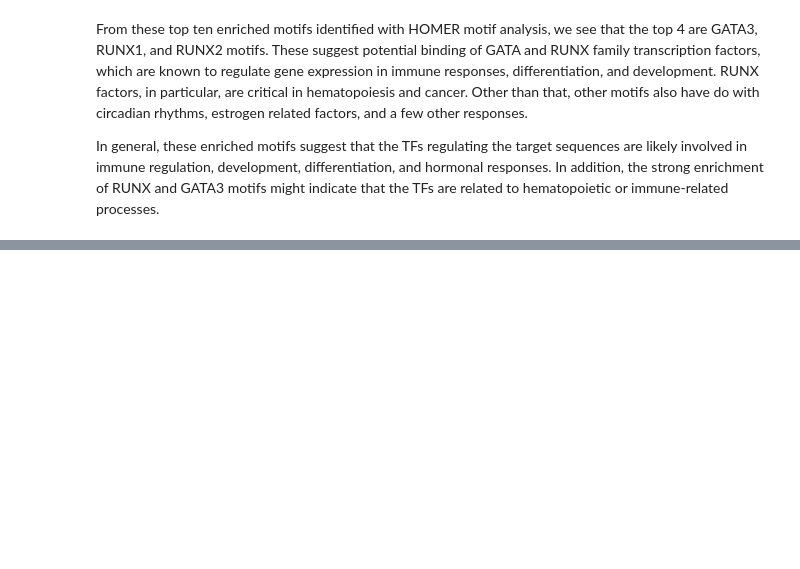
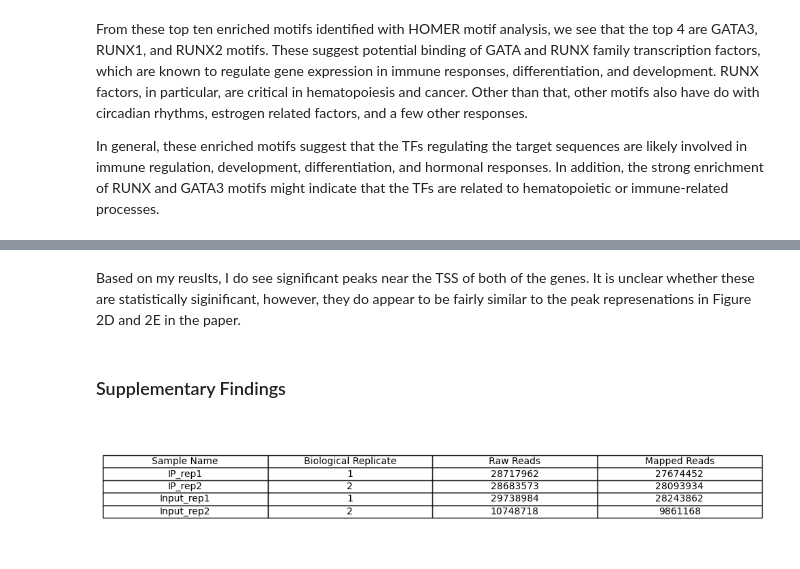
Before and after one commit to Nathan2400912/Chipseq_analysis, a Jupyter notebook: answers.ipynb, the cells around one changed output, grey strips where cells are left out. Drawn from its saved outputs; the diff is of its cells as text; code cells hidden in the pictures; blank space fills up the shorter version.

```diff
--- a/answers.ipynb
+++ b/answers.ipynb
@@ -47,0 +172,21 @@ In general, these enriched motifs suggest that the TFs regulating the target seq
+# %% [markdown]
+Based on my reuslts, I do see significant peaks near the TSS of both of the genes. It is unclear whether these are statistically siginificant, however, they do appear to be fairly similar to the peak represenations in Figure 2D and 2E in the paper.
+# %% [markdown]
+### Supplementary Findings
+# %%
+import matplotlib.pyplot as plt
+data = [
+    {'Sample Name':'IP_rep1', 'Biological Replicate': 1, 'Raw Reads': 28717962, 'Mapped Reads': 27674452},
+    {'Sample Name':'IP_rep2', 'Biological Replicate': 2, 'Raw Reads': 28683573, 'Mapped Reads': 28093934},
+    {'Sample Name':'Input_rep1', 'Biological Replicate': 1, 'Raw Reads': 29738984, 'Mapped Reads': 28243862},
+    {'Sample Name':'Input_rep2', 'Biological Replicate': 2, 'Raw Reads': 10748718, 'Mapped Reads': 9861168},]
+
+df = pd.DataFrame(data)
+fig, ax = plt.subplots(figsize=(10, 2))
+ax.axis('off')
+table = ax.table(cellText=df.values,colLabels=df.columns,cellLoc='center',loc='center')
+
+plt.tight_layout()
+plt.show()
+# %% [output]
+[figure, added]
```
Also changed, not shown: parts of 28 cells of this notebook.
